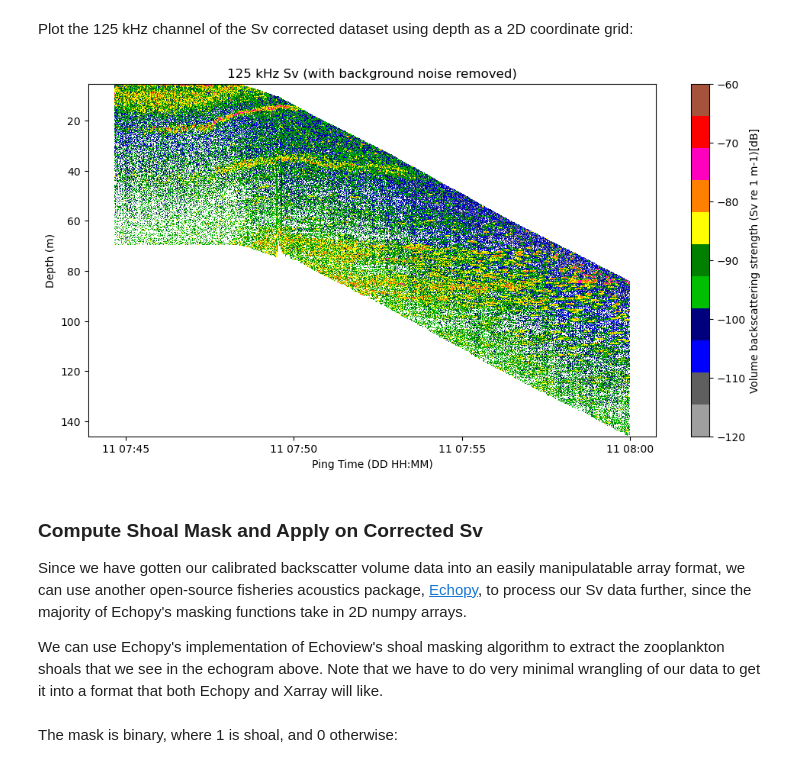
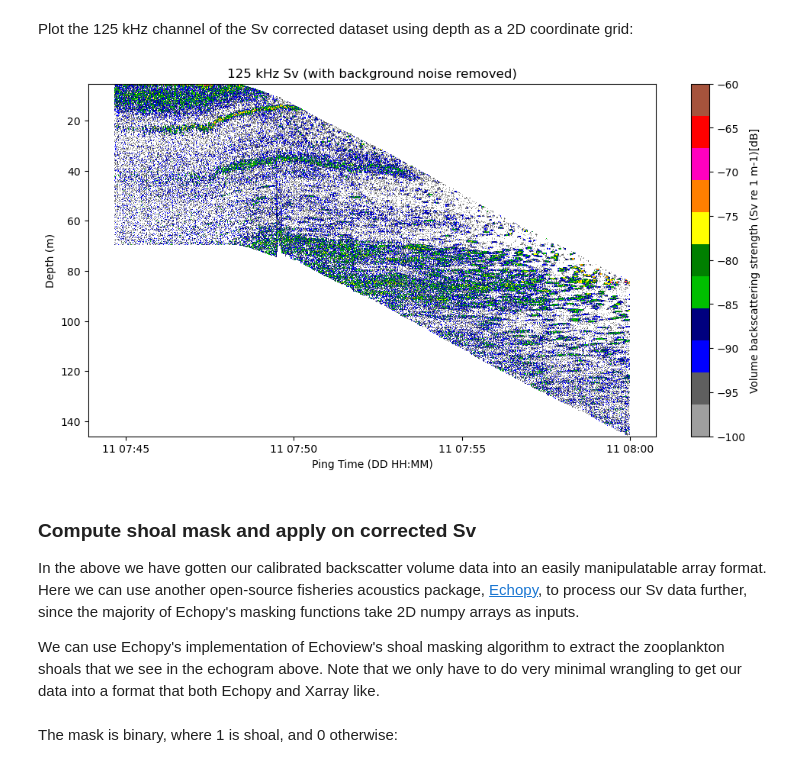
Before and after one commit to OSOceanAcoustics/echopype-examples, a Jupyter notebook: notebooks/glider_AZFP.ipynb, the cells around one changed output. Drawn from its saved outputs; the diff is of its cells as text; code cells hidden in the pictures.

```diff
--- a/notebooks/glider_AZFP.ipynb
+++ b/notebooks/glider_AZFP.ipynb
@@ -163,7 +168,7 @@ The external glider file name, `glider_nc_fpath.name`, is used in `update_platfo
 # %%
 # Update platform
 ed.update_platform(
-    glider_ds,
+    ds_glider,
     variable_mappings={"latitude": "latitude", "longitude": "longitude"},
     extra_platform_data_file_name=glider_nc_fpath.name,
 )
@@ -249,7 +255,7 @@ We'll use the environmental data (temperature, salinity and pressure) found in t
 # Grab and average environmental parameters
 env_params_means = {}
 for env_var in ["temperature", "salinity", "pressure"]:
-    env_params_means[env_var] = float(glider_ds[env_var].mean().values)
+    env_params_means[env_var] = float(ds_glider[env_var].mean().values)
 env_params_means
 # %% [output]
 {'temperature': -1.020638108253479,
@@ -438,14 +448,14 @@ We must first convert the glider dataset's pitch and roll, which are in radians,
 # %%
 # Correct pitch based on the processing from:
 # https://github.com/a-sheehan/Echopype-Processing-Pipeline-for-AZFP-and-Glider-Data/blob/main/Sheehan_azfp_forloop.ipynb
-correct_pitch = glider_ds["m_pitch"].where(
-    (glider_ds["m_pitch"]*180/np.pi < -15) & (glider_ds["m_pitch"]*180/np.pi > -30),
+correct_pitch = ds_glider["m_pitch"].where(
+    (ds_glider["m_pitch"]*180/np.pi < -15) & (ds_glider["m_pitch"]*180/np.pi > -30),
     other=np.nan
 )
 
 # Convert pitch and roll from radians to degrees
 pitch = np.rad2deg(correct_pitch)
-roll = np.rad2deg(glider_ds["m_roll"])
+roll = np.rad2deg(ds_glider["m_roll"])
 
 # Compute tilt in degrees from pitch roll rotations
 yaw = np.zeros_like(pitch.values)
@@ -453,7 +463,7 @@ yaw_pitch_roll_euler_angles_stack = np.column_stack([yaw, pitch.values, roll.val
 yaw_rot_pitch_roll = R.from_euler("ZYX", yaw_pitch_roll_euler_angles_stack, degrees=True)
 glider_tilt = yaw_rot_pitch_roll.as_matrix()[:, -1, -1]
 glider_tilt = xr.DataArray(
-    glider_tilt, dims="time", coords={"time": glider_ds["time"]}
+    glider_tilt, dims="time", coords={"time": ds_glider["time"]}
 )
 glider_tilt_in_degrees = np.rad2deg(np.arccos(glider_tilt))
 glider_tilt_in_degrees.attrs = {
@@ -482,7 +492,7 @@ We use both angular and vertical offset information alongside `echo_range` in `e
 # Add depth to Sv dataset incorporating Glider depth and tilt data
 ds_Sv = ep.consolidate.add_depth(
     ds_Sv,
-    depth_offset=glider_ds["depth"].dropna("time"),
+    depth_offset=ds_glider["depth"].dropna("time"),
     tilt=glider_tilt_in_degrees.dropna("time"),
 )
 # %% [markdown]
@@ -509,35 +519,35 @@ Plot the 125 kHz channel of the Sv corrected dataset using depth as a 2D coordin
 # %%
 # Create a single subplot
 fig, ax = plt.subplots(1,1,figsize=(12,6))
 
-# Plot 38 kHz Sv corrected channel as a 2D mesh with depth and ping time coords
+# Plot 125 kHz Sv corrected channel as a 2D mesh with depth and ping time coords
 pcolormesh = plt.pcolormesh(
     ds_Sv["ping_time"].broadcast_like(ds_Sv["range_sample"]).values.T,
     ds_Sv["depth"].sel(channel="59006-125-2").values,
     ds_Sv["Sv_corrected"].sel(channel="59006-125-2").values,
     shading='auto',
-    vmin=-120,
+    vmin=-100,
     vmax=-60,
     cmap="ep.ek500",
 )
 plt.gca().invert_yaxis()
 
 # Add title and axis labels
 plt.title("125 kHz Sv (with background noise removed)")
 plt.xlabel("Ping Time (DD HH:MM)")
 plt.ylabel("Depth (m)")
 
 # Add colorbar
 plt.colorbar(pcolormesh, label="Volume backscattering strength (Sv re 1 m-1)[dB]")
 
 # Show plot
 plt.show()
 # %% [output]
-[figure, old version]
+[figure, new version]
 # %% [markdown]
-### Compute Shoal Mask and Apply on Corrected Sv
+### Compute shoal mask and apply on corrected Sv
 
-Since we have gotten our calibrated backscatter volume data into an easily manipulatable array format, we can use another open-source fisheries acoustics package, [Echopy](https://github.com/open-ocean-sounding/echopy), to process our Sv data further, since the majority of Echopy's masking functions take in 2D numpy arrays.
+In the above we have gotten our calibrated backscatter volume data into an easily manipulatable array format. Here we can use another open-source fisheries acoustics package, [Echopy](https://github.com/open-ocean-sounding/echopy), to process our Sv data further, since the majority of Echopy's masking functions take 2D numpy arrays as inputs.
 
-We can use Echopy's implementation of Echoview's shoal masking algorithm to extract the zooplankton shoals that we see in the echogram above. Note that we have to do very minimal wrangling of our data to get it into a format that both Echopy and Xarray will like.
+We can use Echopy's implementation of Echoview's shoal masking algorithm to extract the zooplankton shoals that we see in the echogram above. Note that we only have to do very minimal wrangling to get our data into a format that both Echopy and Xarray like.
 # %%
```
Also changed, not shown: parts of 41 cells of this notebook.
